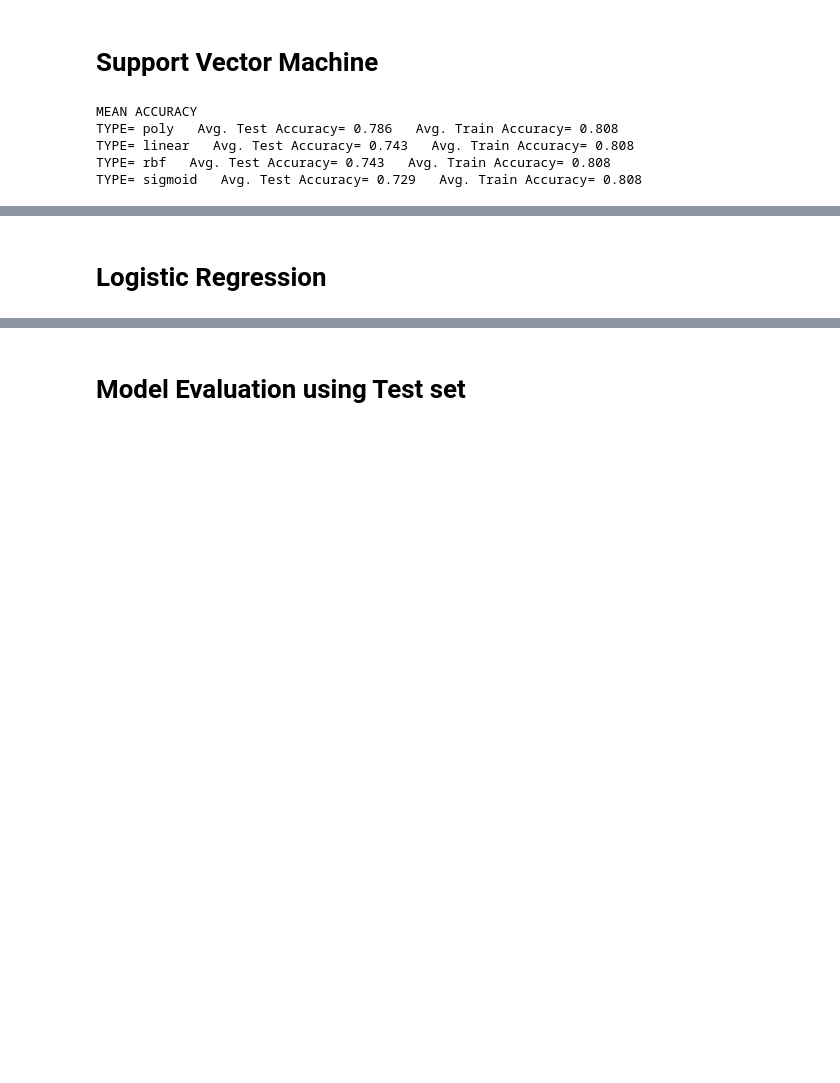
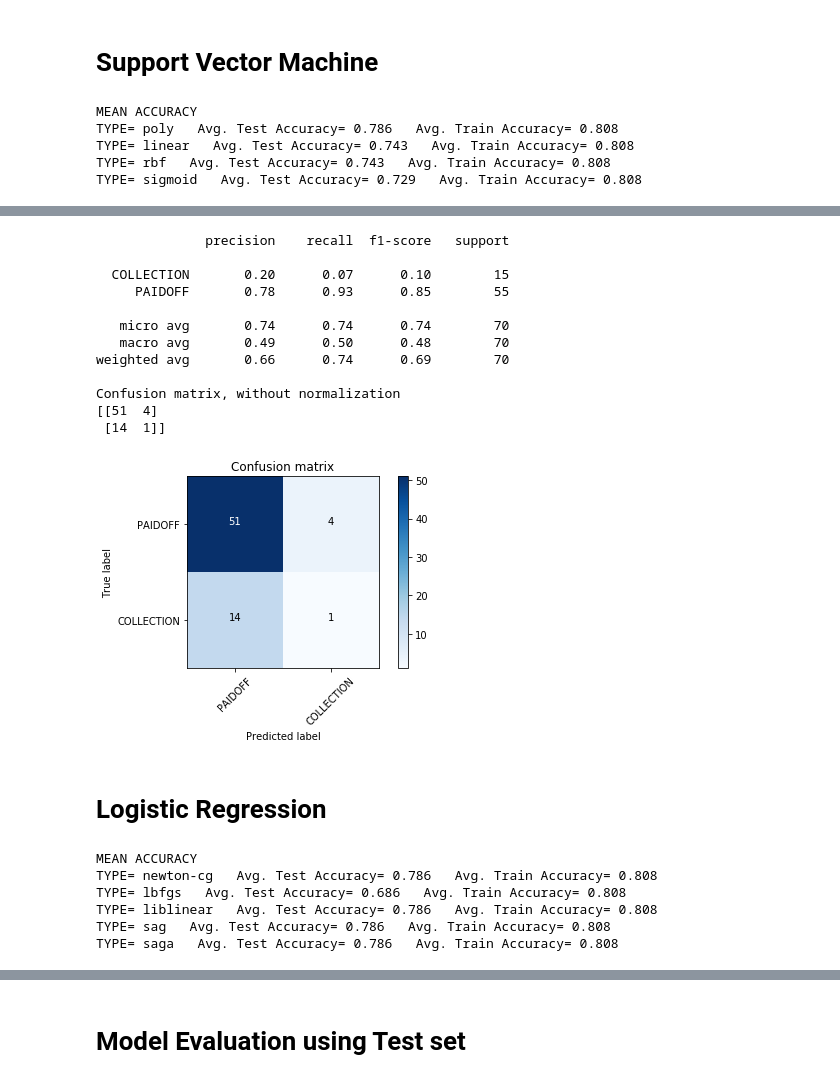
Before and after one commit to khanfarhan10/coursera-ml-capstone-project, a Jupyter notebook: ML_Project.ipynb, the cells around one changed output, grey strips where cells are left out. Saved outputs shown, nothing was run; the diff lists cells and outputs as text; code cells hidden in the pictures; blank space fills up the shorter version.

```diff
--- a/ML_Project.ipynb
+++ b/ML_Project.ipynb
@@ -687,2 +671,63 @@ ValueError: Found input variables with inconsistent numbers of samples: [70, 276
+# %%
+from sklearn.metrics import classification_report, confusion_matrix
+import itertools
+def plot_confusion_matrix(cm, classes,
+                          normalize=False,
+                          title='Confusion matrix',
+                          cmap=plt.cm.Blues):
+    """
+    This function prints and plots the confusion matrix.
+    Normalization can be applied by setting `normalize=True`.
+    """
+    if normalize:
+        cm = cm.astype('float') / cm.sum(axis=1)[:, np.newaxis]
+        print("Normalized confusion matrix")
+    else:
+        print('Confusion matrix, without normalization')
+
+    print(cm)
+
+    plt.imshow(cm, interpolation='nearest', cmap=cmap)
+    plt.title(title)
+    plt.colorbar()
+    tick_marks = np.arange(len(classes))
+    plt.xticks(tick_marks, classes, rotation=45)
+    plt.yticks(tick_marks, classes)
+
+    fmt = '.2f' if normalize else 'd'
+    thresh = cm.max() / 2.
+    for i, j in itertools.product(range(cm.shape[0]), range(cm.shape[1])):
+        plt.text(j, i, format(cm[i, j], fmt),
+                 horizontalalignment="center",
+                 color="white" if cm[i, j] > thresh else "black")
+
+    plt.tight_layout()
+    plt.ylabel('True label')
+    plt.xlabel('Predicted label')
+
+# Compute confusion matrix
+
+cnf_matrix = confusion_matrix(y_test, yhat, labels=target_labels)
+np.set_printoptions(precision=2)
+
+print (classification_report(y_test, yhat))
+
+# Plot non-normalized confusion matrix
+plt.figure()
+plot_confusion_matrix(cnf_matrix, classes=target_labels,normalize= False,  title='Confusion matrix')
+# %% [output]
+              precision    recall  f1-score   support
+
+  COLLECTION       0.20      0.07      0.10        15
+     PAIDOFF       0.78      0.93      0.85        55
+
+   micro avg       0.74      0.74      0.74        70
+   macro avg       0.49      0.50      0.48        70
+weighted avg       0.66      0.74      0.69        70
+
+Confusion matrix, without normalization
+[[51  4]
+ [14  1]]
+[figure, added]
 # %% [markdown]
 # Logistic Regression
@@ -688,0 +758,15 @@ ValueError: Found input variables with inconsistent numbers of samples: [70, 276
+# %%
+print("MEAN ACCURACY")
+length=len(list(mean_acc))
+for i in range(length):
+    test_acc='{0:.3f}'.format(round(mean_acc[i],3))
+    train_acc='{0:.3f}'.format(round(mean_acc_train[i],3))
+
+    print("TYPE=",SOLVERS[i],"  Avg. Test Accuracy=",test_acc,"  Avg. Train Accuracy=",train_acc)
+# %% [output]
+MEAN ACCURACY
+TYPE= newton-cg   Avg. Test Accuracy= 0.786   Avg. Train Accuracy= 0.808
+TYPE= lbfgs   Avg. Test Accuracy= 0.686   Avg. Train Accuracy= 0.808
+TYPE= liblinear   Avg. Test Accuracy= 0.786   Avg. Train Accuracy= 0.808
+TYPE= sag   Avg. Test Accuracy= 0.786   Avg. Train Accuracy= 0.808
+TYPE= saga   Avg. Test Accuracy= 0.786   Avg. Train Accuracy= 0.808
```
Also changed, not shown: parts of 12 cells of this notebook.
